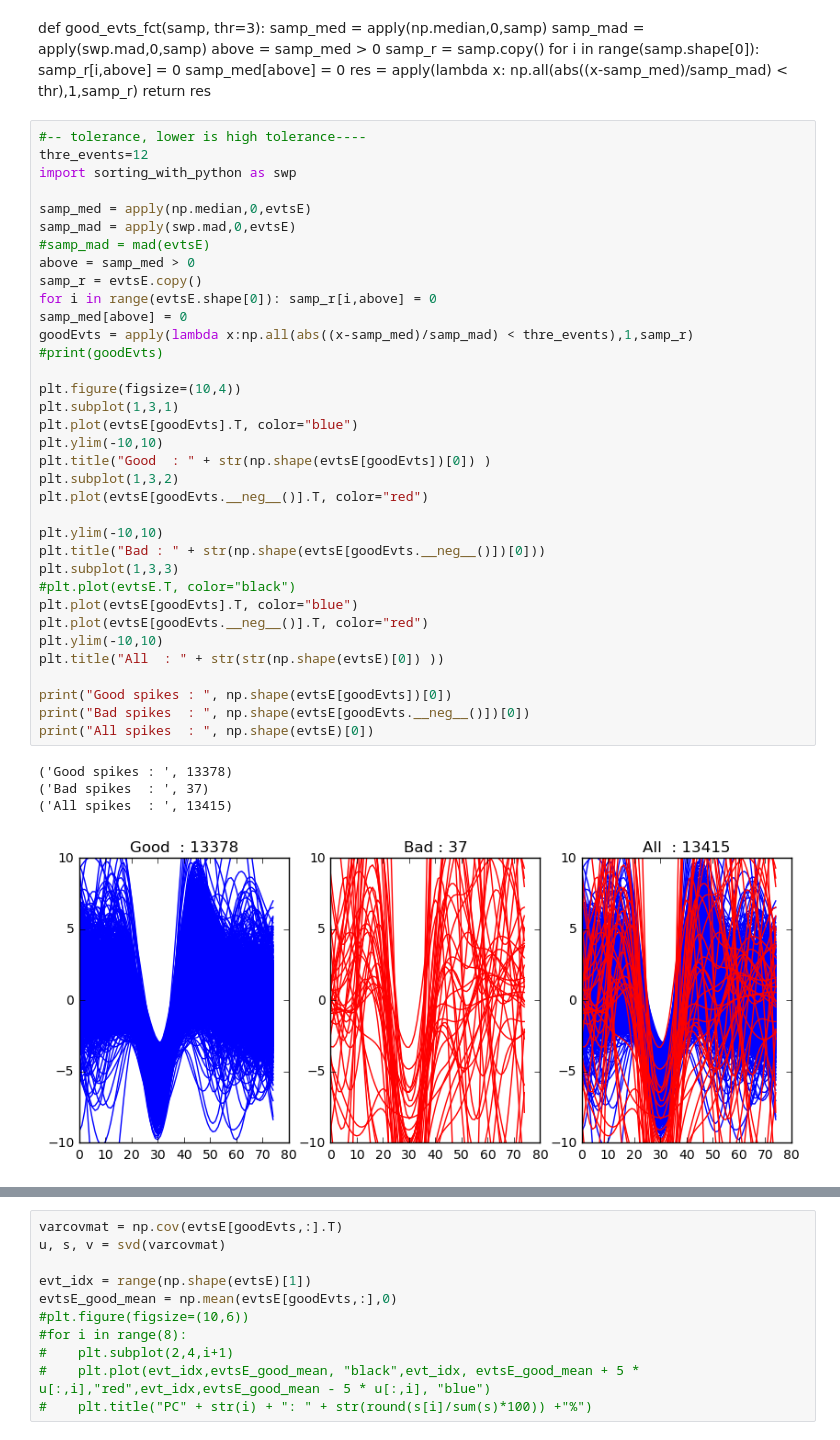
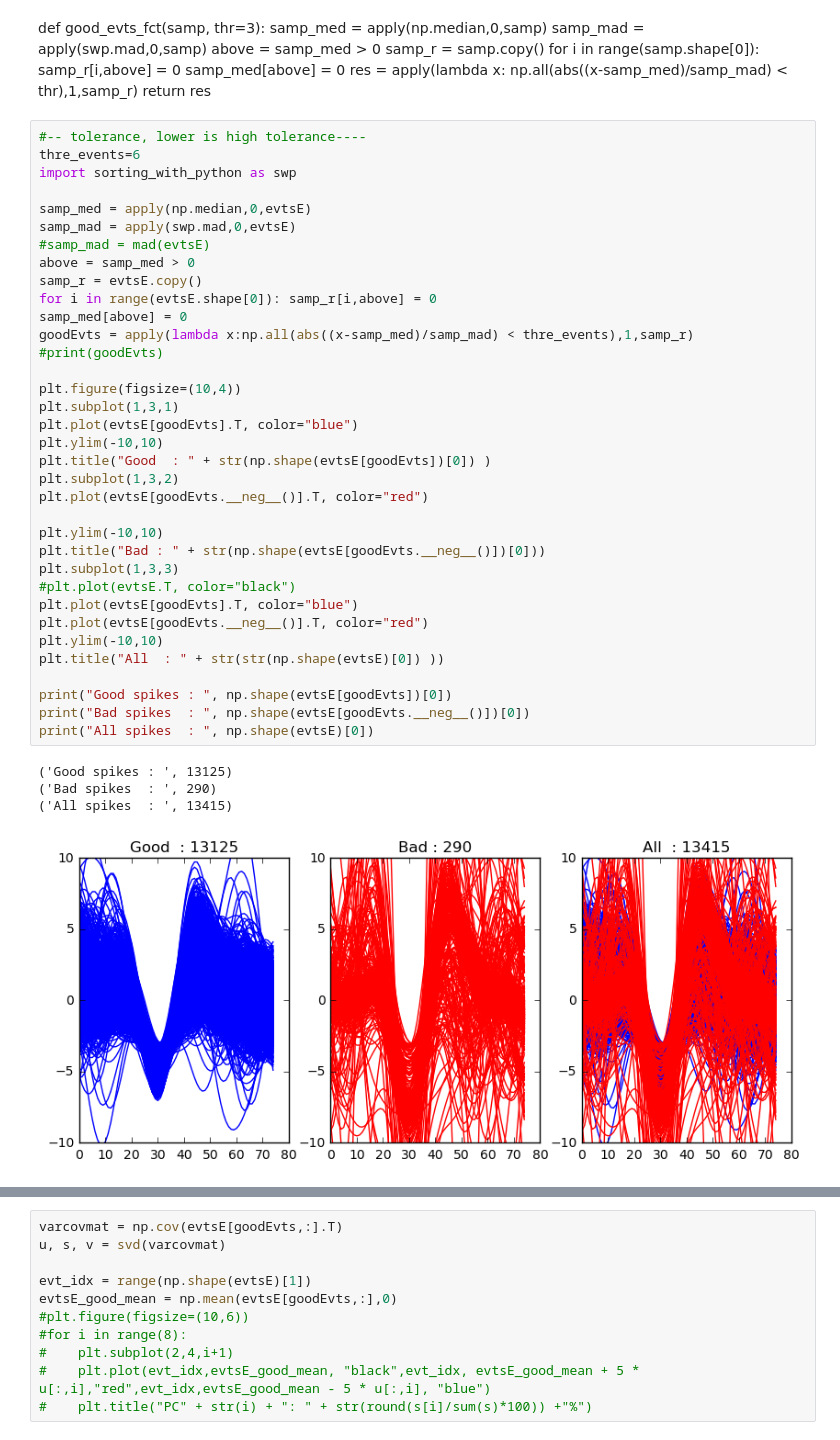
Before and after one commit to patriciorojasm/spike_sorting, a Jupyter notebook: Test_sorting_data (2).ipynb, the cells around one changed output, grey strips where cells are left out. Cells and saved outputs as stored; diff of their text form.

```diff
--- a/Test_sorting_data (2).ipynb
+++ b/Test_sorting_data (2).ipynb
@@ -244,7 +244,7 @@ def good_evts_fct(samp, thr=3):
     return res
 # %%
 #-- tolerance, lower is high tolerance----
-thre_events=12
+thre_events=6
 import sorting_with_python as swp
 
 samp_med = apply(np.median,0,evtsE)
@@ -252,35 +252,35 @@ samp_mad = apply(swp.mad,0,evtsE)
 #samp_mad = mad(evtsE)
 above = samp_med > 0
 samp_r = evtsE.copy()
 for i in range(evtsE.shape[0]): samp_r[i,above] = 0
 samp_med[above] = 0
 goodEvts = apply(lambda x:np.all(abs((x-samp_med)/samp_mad) < thre_events),1,samp_r)
 #print(goodEvts)
 
 plt.figure(figsize=(10,4))
 plt.subplot(1,3,1)
 plt.plot(evtsE[goodEvts].T, color="blue")
 plt.ylim(-10,10)
 plt.title("Good  : " + str(np.shape(evtsE[goodEvts])[0]) )
 plt.subplot(1,3,2)
 plt.plot(evtsE[goodEvts.__neg__()].T, color="red")
 
 plt.ylim(-10,10)
 plt.title("Bad : " + str(np.shape(evtsE[goodEvts.__neg__()])[0]))
 plt.subplot(1,3,3)
 #plt.plot(evtsE.T, color="black")
 plt.plot(evtsE[goodEvts].T, color="blue")
 plt.plot(evtsE[goodEvts.__neg__()].T, color="red")
 plt.ylim(-10,10)
 plt.title("All  : " + str(str(np.shape(evtsE)[0]) ))
 
 print("Good spikes : ", np.shape(evtsE[goodEvts])[0])
 print("Bad spikes  : ", np.shape(evtsE[goodEvts.__neg__()])[0])
 print("All spikes  : ", np.shape(evtsE)[0])
 # %% [output]
-('Good spikes : ', 13378)
-('Bad spikes  : ', 37)
+('Good spikes : ', 13125)
+('Bad spikes  : ', 290)
 ('All spikes  : ', 13415)
-[figure, old version]
+[figure, new version]
 # %%
 del data, data_t,data_filtered, data_red
```
Also changed, not shown: parts of 10 cells of this notebook.
